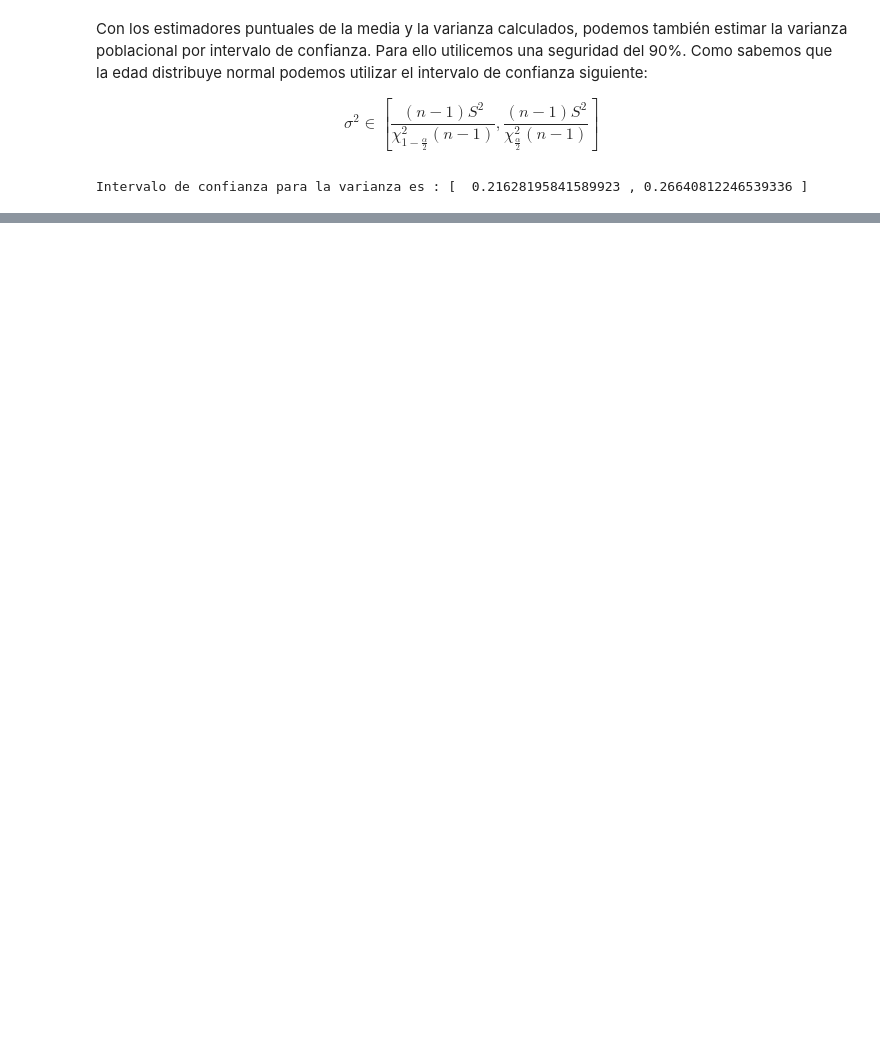
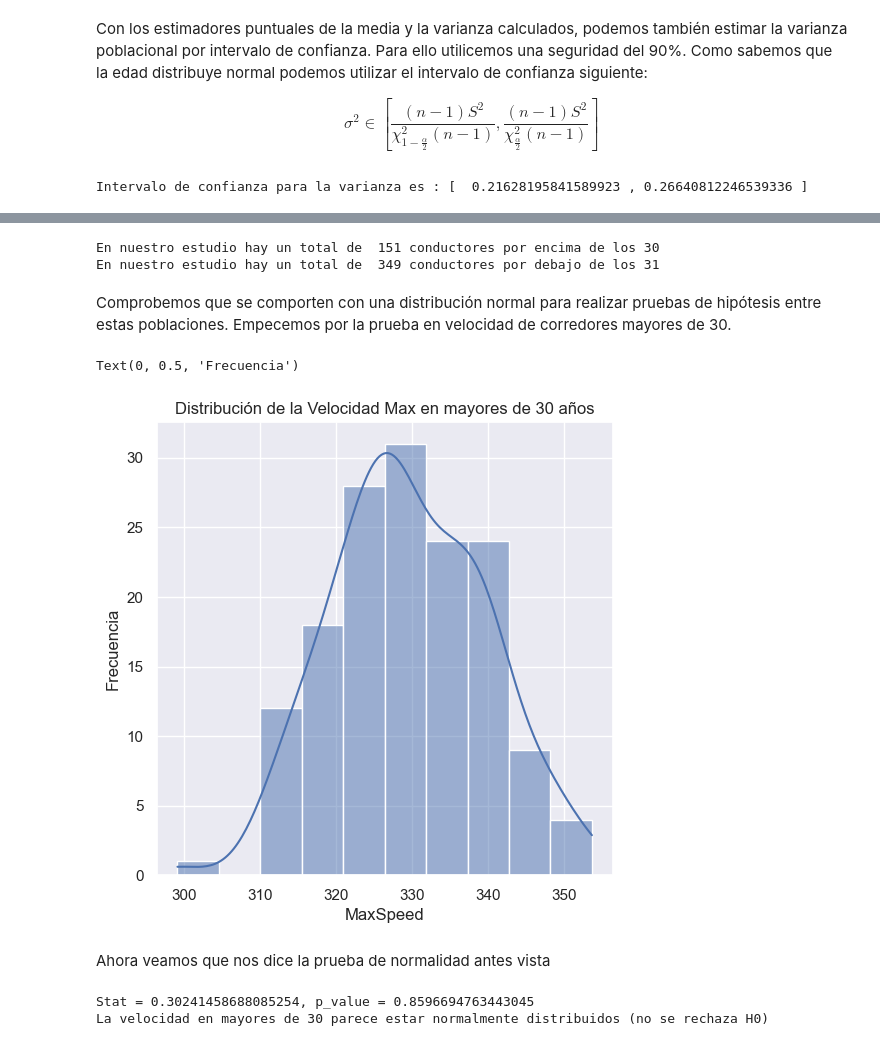
Before and after one commit to JabelResendiz/F1StatsLab, a Jupyter notebook: formula1/f1.ipynb, the cells around one changed output, grey strips where cells are left out. Drawn from its saved outputs; the diff is of its cells as text; code cells hidden in the pictures; blank space fills up the shorter version.

Commit message:
prueba de hipotesis 2 poblaciones

```diff
--- a/formula1/f1.ipynb
+++ b/formula1/f1.ipynb
@@ -316,0 +321,46 @@ Intervalo de confianza para la varianza es : [  0.21628195841589923 , 0.26640812
+# %%
+# filtrar los datos de velocidad maxima para mayores de 30
+
+filtred_older = f1[f1['Age']>30]["MaxSpeed"]             # velocidades maximas en mayores de 30
+
+filtred_younger =  f1[f1['Age']<=30]["MaxSpeed"]         # velocidades maximas en menores de 31
+
+print("En nuestro estudio hay un total de ", len(filtred_older), "conductores por encima de los 30" )
+print("En nuestro estudio hay un total de ", len(filtred_younger), "conductores por debajo de los 31" )
+# %% [output]
+En nuestro estudio hay un total de  151 conductores por encima de los 30
+En nuestro estudio hay un total de  349 conductores por debajo de los 31
+# %% [markdown]
+Comprobemos que se comporten con una distribución normal para realizar pruebas de hipótesis entre estas poblaciones. Empecemos por la prueba en velocidad de corredores mayores de 30.
+# %%
+# dimensiones de la figura
+
+plt.figure(figsize=(20, 20))
+sns.set()
+plt.subplot(3, 3, 3)
+
+#creacion del histograma del DataFrame
+sns.histplot(filtred_older, kde=True)
+plt.title('Distribución de la Velocidad Max en mayores de 30 años')
+plt.xlabel('MaxSpeed')
+plt.ylabel('Frecuencia')
+# %% [output]
+Text(0, 0.5, 'Frecuencia')
+[figure, added]
+# %% [markdown]
+Ahora veamos que nos dice la prueba de normalidad antes vista
+# %%
+#Prueba de Normalidad
+
+stat, p_value = st.normaltest(filtred_older)
+
+print(f"Stat = {stat}, p_value = {p_value}")
+
+if p_value > 0.05:
+    print("La velocidad en mayores de 30 parece estar normalmente distribuidos (no se rechaza H0)")
+
+else:
+    print("La velocidad en mayores de 30 no parece estar normalmente distribuidos (se rechaza H0)\n")
+# %% [output]
+Stat = 0.30241458688085254, p_value = 0.8596694763443045
+La velocidad en mayores de 30 parece estar normalmente distribuidos (no se rechaza H0)
```
Also changed, not shown: parts of 13 cells of this notebook, 1 other file.
